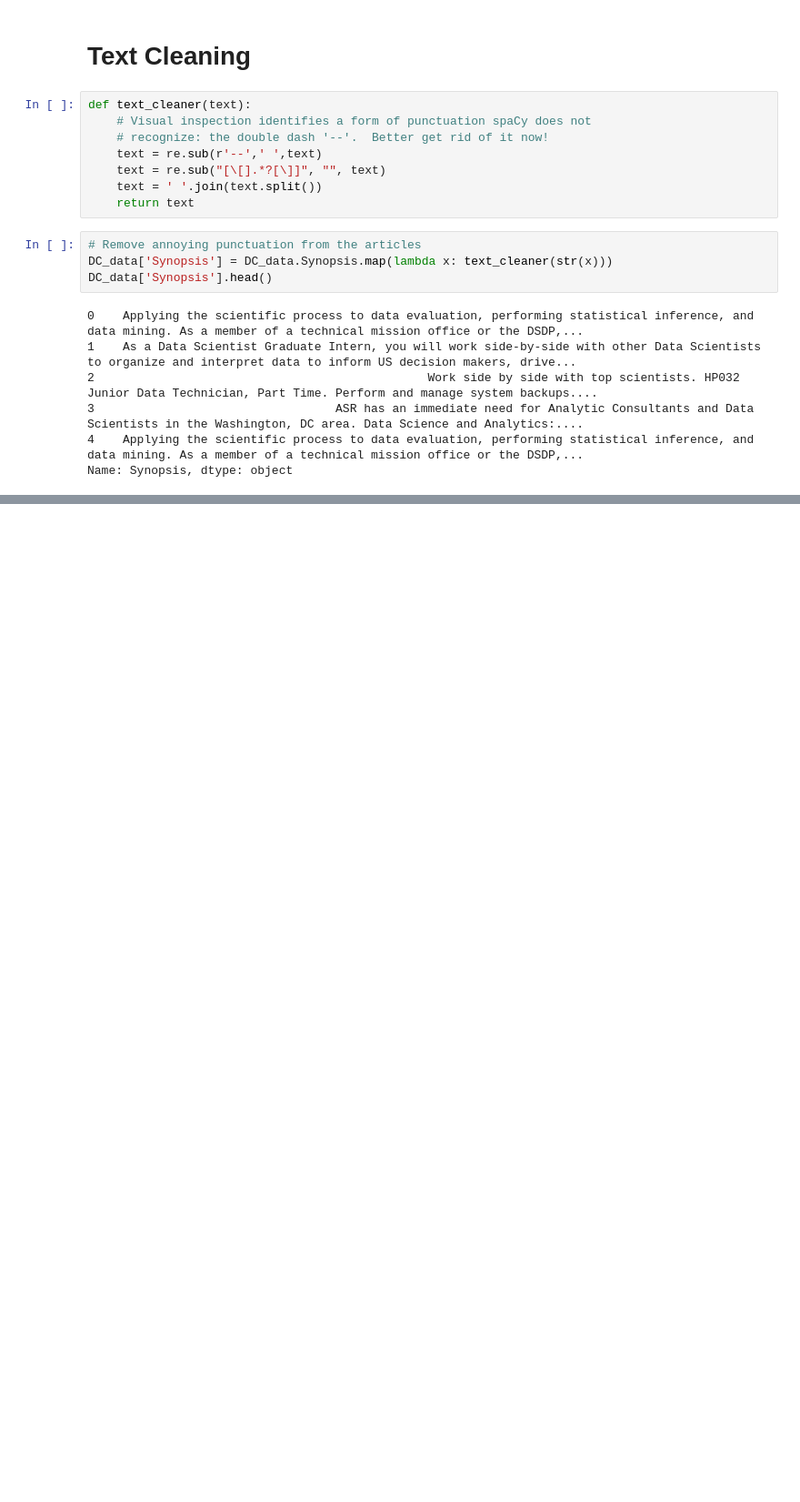
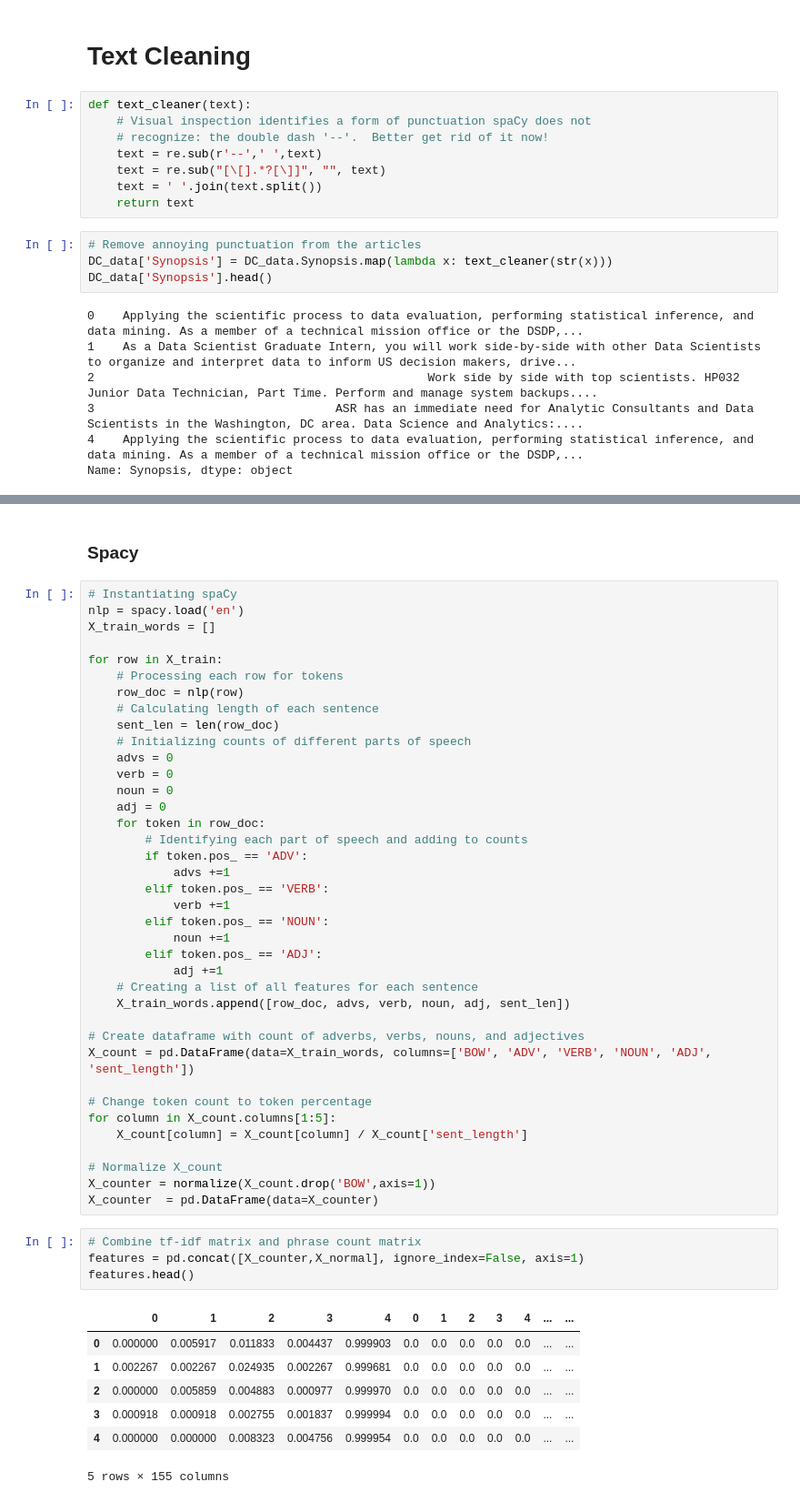
Before and after one commit to mhuh22/Thinkful, a Jupyter notebook: Bootcamp/Unit 7/Analysis on Indeed Data Scientist Postings.ipynb, the cells around one changed output, grey strips where cells are left out. Shown: that part at 91% size. Cells and saved outputs as stored; diff of their text form; blank space fills up the shorter version.

```diff
--- a/Bootcamp/Unit 7/Analysis on Indeed Data Scientist Postings.ipynb
+++ b/Bootcamp/Unit 7/Analysis on Indeed Data Scientist Postings.ipynb
@@ -214,0 +291,52 @@ TypeError: string indices must be integers
+# %% [markdown]
+### Spacy
+# %%
+# Instantiating spaCy
+nlp = spacy.load('en')
+X_train_words = []
+
+for row in X_train:
+    # Processing each row for tokens
+    row_doc = nlp(row)
+    # Calculating length of each sentence
+    sent_len = len(row_doc)
+    # Initializing counts of different parts of speech
+    advs = 0
+    verb = 0
+    noun = 0
+    adj = 0
+    for token in row_doc:
+        # Identifying each part of speech and adding to counts
+        if token.pos_ == 'ADV':
+            advs +=1
+        elif token.pos_ == 'VERB':
+            verb +=1
+        elif token.pos_ == 'NOUN':
+            noun +=1
+        elif token.pos_ == 'ADJ':
+            adj +=1
+    # Creating a list of all features for each sentence
+    X_train_words.append([row_doc, advs, verb, noun, adj, sent_len])
+
+# Create dataframe with count of adverbs, verbs, nouns, and adjectives
+X_count = pd.DataFrame(data=X_train_words, columns=['BOW', 'ADV', 'VERB', 'NOUN', 'ADJ', 'sent_length'])
+
+# Change token count to token percentage
+for column in X_count.columns[1:5]:
+    X_count[column] = X_count[column] / X_count['sent_length']
+
+# Normalize X_count
+X_counter = normalize(X_count.drop('BOW',axis=1))
+X_counter  = pd.DataFrame(data=X_counter)
+# %%
+# Combine tf-idf matrix and phrase count matrix
+features = pd.concat([X_counter,X_normal], ignore_index=False, axis=1)
+features.head()
+# %% [output]
+|  | 0 | 1 | 2 | 3 | 4 | 0 | 1 | 2 | 3 | 4 | ... | ... |
+| 0 | 0.000000 | 0.005917 | 0.011833 | 0.004437 | 0.999903 | 0.0 | 0.0 | 0.0 | 0.0 | 0.0 | ... | ... |
+| 1 | 0.002267 | 0.002267 | 0.024935 | 0.002267 | 0.999681 | 0.0 | 0.0 | 0.0 | 0.0 | 0.0 | ... | ... |
+| 2 | 0.000000 | 0.005859 | 0.004883 | 0.000977 | 0.999970 | 0.0 | 0.0 | 0.0 | 0.0 | 0.0 | ... | ... |
+| 3 | 0.000918 | 0.000918 | 0.002755 | 0.001837 | 0.999994 | 0.0 | 0.0 | 0.0 | 0.0 | 0.0 | ... | ... |
+| 4 | 0.000000 | 0.000000 | 0.008323 | 0.004756 | 0.999954 | 0.0 | 0.0 | 0.0 | 0.0 | 0.0 | ... | ... |
+5 rows × 155 columns
```
Also changed, not shown: parts of 14 cells of this notebook.
